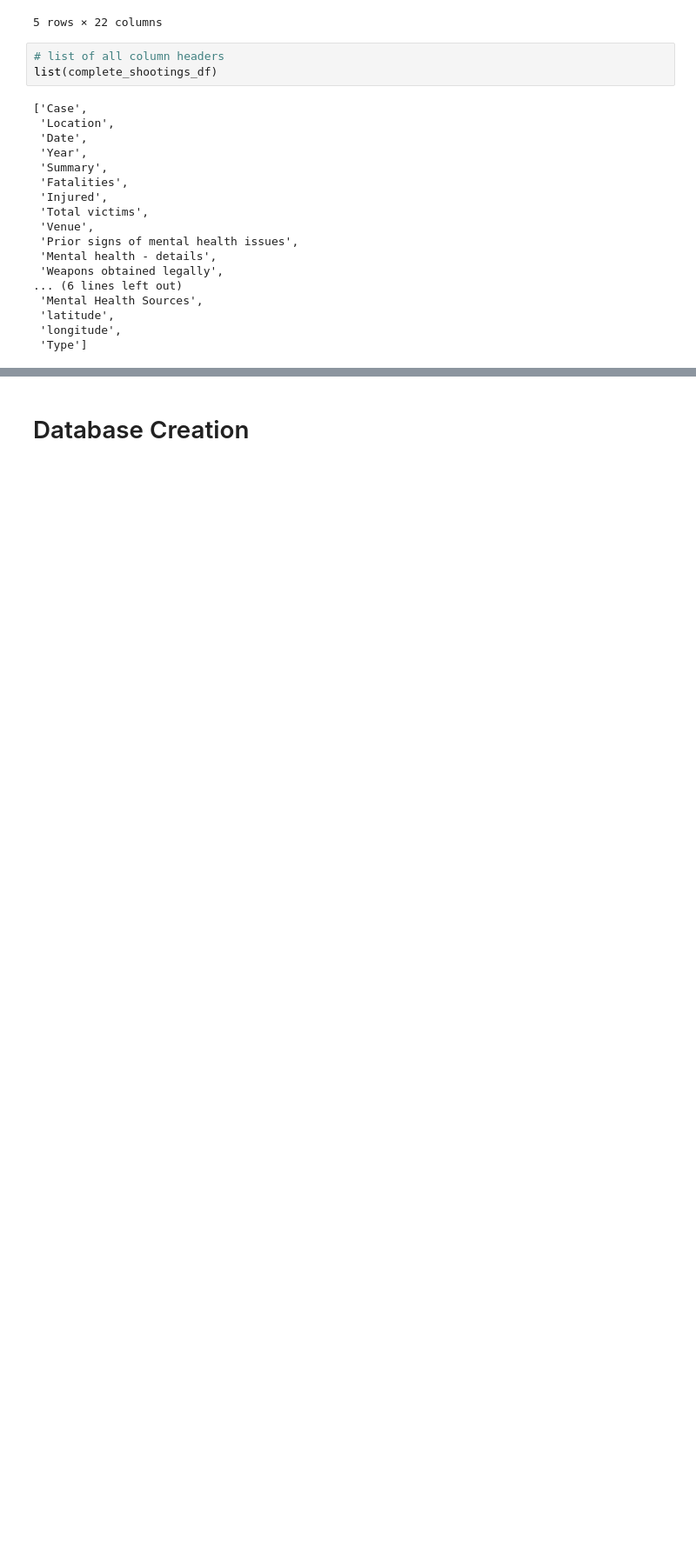
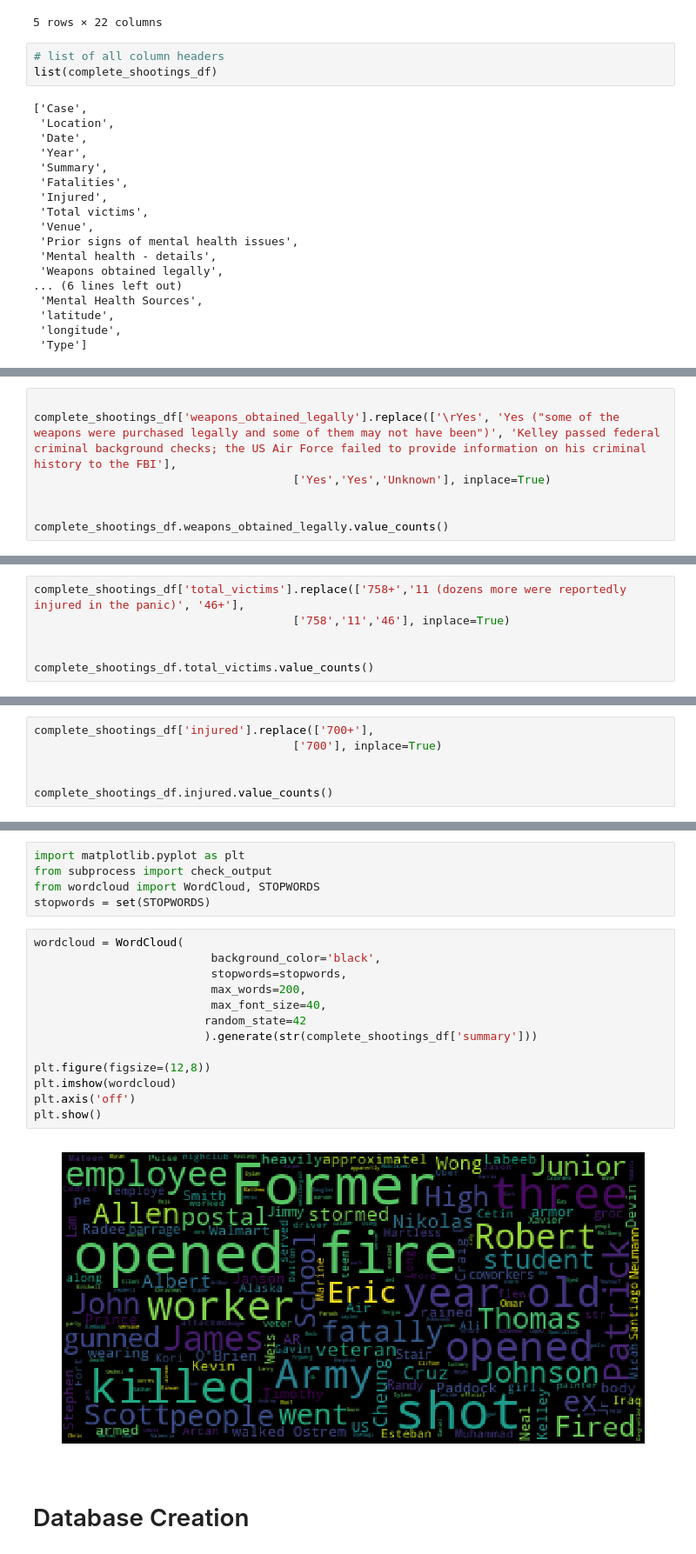
Before and after one commit to shahrisha1/project2_usmassshootings, a Jupyter notebook: code/database.ipynb, the cells around one changed output, grey strips where cells are left out. Shown: that part at 87% size. Cells and saved outputs as stored; diff of their text form; blank space fills up the shorter version.

```diff
--- a/code/database.ipynb
+++ b/code/database.ipynb
@@ -132,0 +322,7 @@ memory usage: 16.9+ KB
+# %%
+
+complete_shootings_df['weapons_obtained_legally'].replace(['\rYes', 'Yes ("some of the weapons were purchased legally and some of them may not have been")', 'Kelley passed federal criminal background checks; the US Air Force failed to provide information on his criminal history to the FBI'],
+                                      ['Yes','Yes','Unknown'], inplace=True)
+
+
+complete_shootings_df.weapons_obtained_legally.value_counts()
@@ -132,0 +355,6 @@ memory usage: 16.9+ KB
+# %%
+complete_shootings_df['total_victims'].replace(['758+','11 (dozens more were reportedly injured in the panic)', '46+'],
+                                      ['758','11','46'], inplace=True)
+
+
+complete_shootings_df.total_victims.value_counts()
@@ -132,0 +399,6 @@ memory usage: 16.9+ KB
+# %%
+complete_shootings_df['injured'].replace(['700+'],
+                                      ['700'], inplace=True)
+
+
+complete_shootings_df.injured.value_counts()
@@ -133,3 +423,23 @@ memory usage: 16.9+ KB
+# %%
+import matplotlib.pyplot as plt
+from subprocess import check_output
+from wordcloud import WordCloud, STOPWORDS
+stopwords = set(STOPWORDS)
+# %%
+wordcloud = WordCloud(
+                          background_color='black',
+                          stopwords=stopwords,
+                          max_words=200,
+                          max_font_size=40,
+                         random_state=42
+                         ).generate(str(complete_shootings_df['summary']))
+
+plt.figure(figsize=(12,8))
+plt.imshow(wordcloud)
+plt.axis('off')
+plt.show()
+# %% [output]
+[figure, added]
 # %% [markdown]
 # Database Creation
 # %%
```
Also changed, not shown: parts of 44 cells of this notebook.
